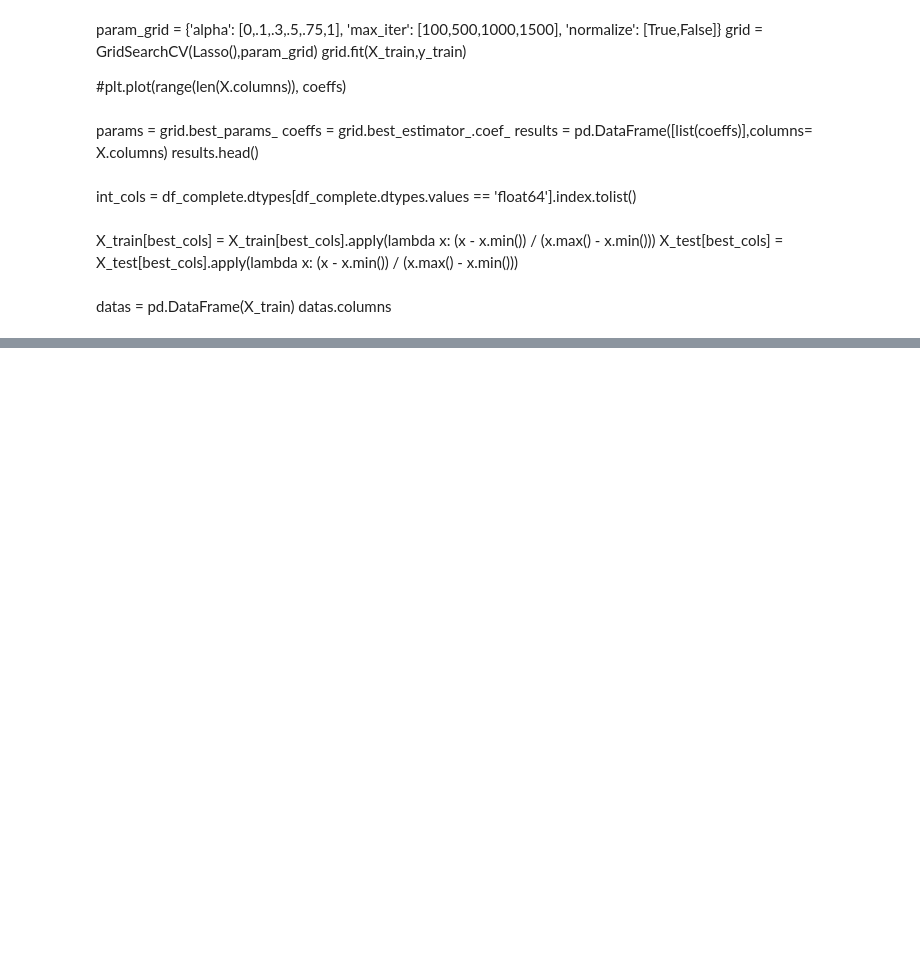
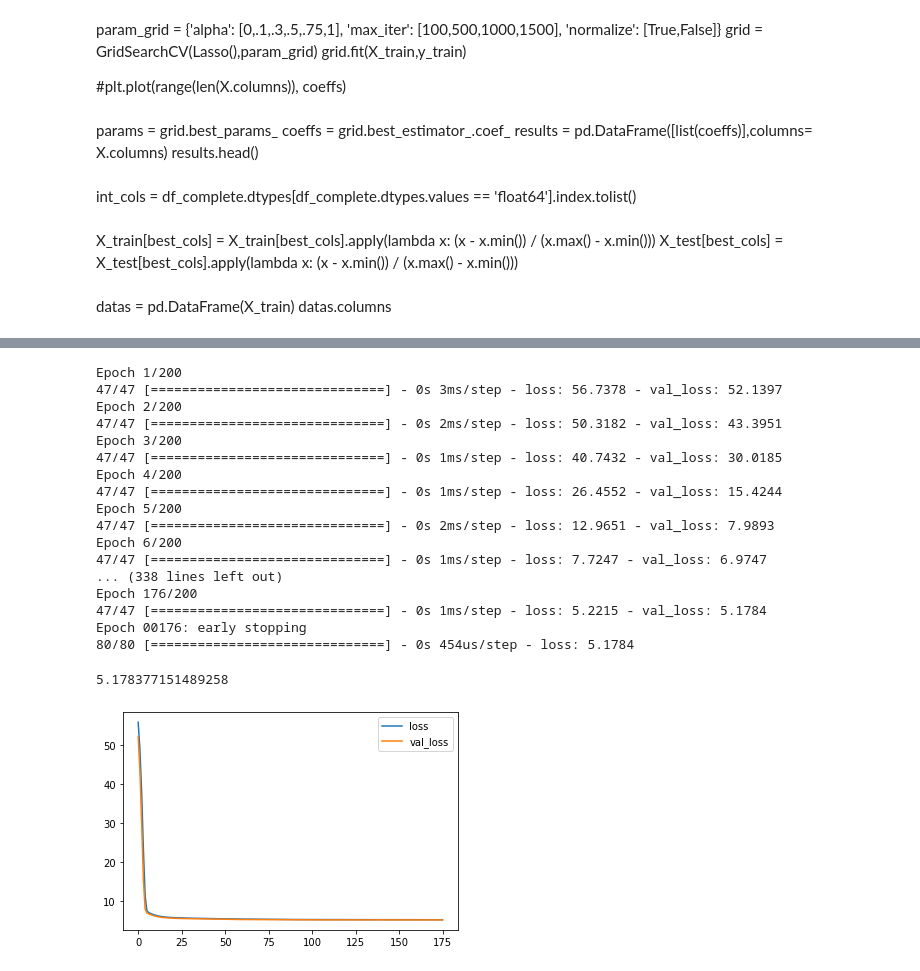
Before and after one commit to natecole25/NCSEA-Solar-System-Sizing, a Jupyter notebook: Solar System Sizing Demo.ipynb, the cells around one changed output, grey strips where cells are left out. Saved outputs shown, nothing was run; the diff lists cells and outputs as text; code cells hidden in the pictures; blank space fills up the shorter version.

```diff
--- a/Solar System Sizing Demo.ipynb
+++ b/Solar System Sizing Demo.ipynb
@@ -338,0 +350,35 @@ plt.scatter(y_test,predictions)
+# %%
+model2 = Sequential()
+model2.add(Dense(5,activation = 'relu'))
+model2.add(Dense(5,activation = 'relu'))
+model2.add(Dense(5,activation = 'relu'))
+#model.add(Dense(10, activation = 'relu'))
+model2.add(Dense(1))
+
+model2.compile(optimizer = 'adam', loss = 'mse')
+model2.fit(x=X_train, y=y_train, callbacks = [early_stop], validation_data = (X_test, y_test), batch_size = 128, epochs = 200)
+
+df_loss2 = pd.DataFrame(model2.history.history)
+df_loss2.plot()
+
+model2.evaluate(X_test, y_test)
+# %% [output]
+Epoch 1/200
+47/47 [==============================] - 0s 3ms/step - loss: 56.7378 - val_loss: 52.1397
+Epoch 2/200
+47/47 [==============================] - 0s 2ms/step - loss: 50.3182 - val_loss: 43.3951
+Epoch 3/200
+47/47 [==============================] - 0s 1ms/step - loss: 40.7432 - val_loss: 30.0185
+Epoch 4/200
+47/47 [==============================] - 0s 1ms/step - loss: 26.4552 - val_loss: 15.4244
+Epoch 5/200
+47/47 [==============================] - 0s 2ms/step - loss: 12.9651 - val_loss: 7.9893
+Epoch 6/200
+47/47 [==============================] - 0s 1ms/step - loss: 7.7247 - val_loss: 6.9747
+... (338 lines left out)
+Epoch 176/200
+47/47 [==============================] - 0s 1ms/step - loss: 5.2215 - val_loss: 5.1784
+Epoch 00176: early stopping
+80/80 [==============================] - 0s 454us/step - loss: 5.1784
+5.178377151489258
+[figure, added]
```
Also changed, not shown: parts of 17 cells of this notebook.
